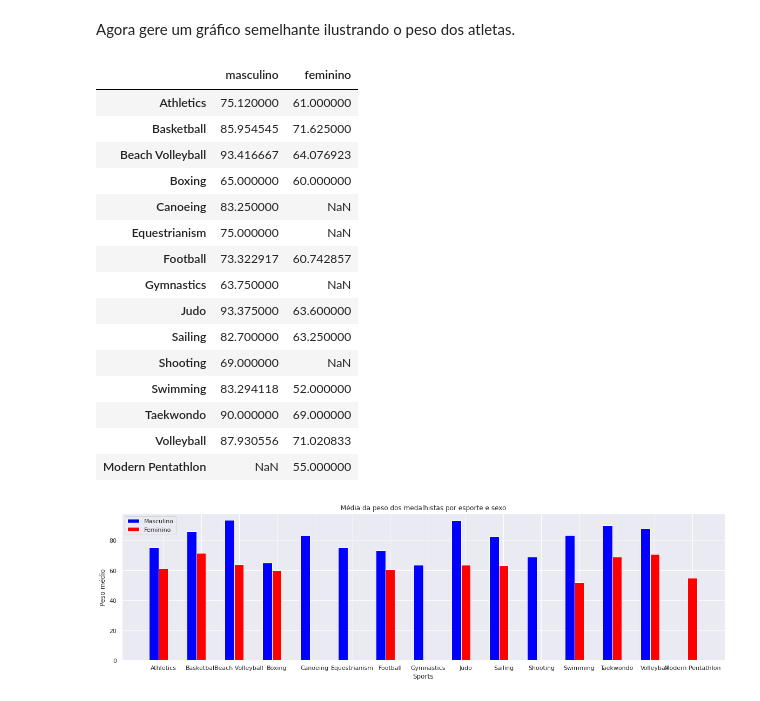
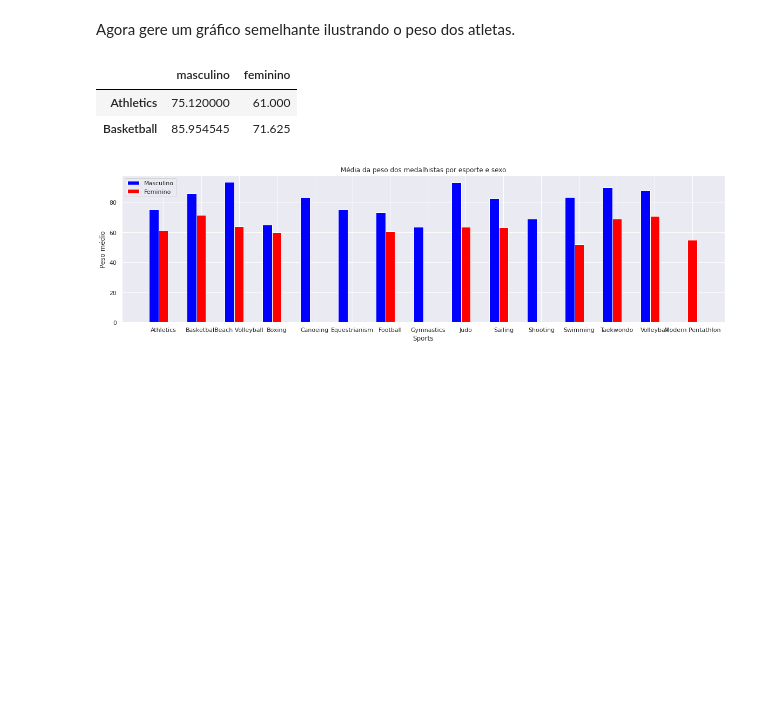
Before and after one commit to maycmesquia/Tool_Box, a Jupyter notebook: Projeto_Dataviz.ipynb, the cells around one changed output. Saved outputs shown, nothing was run; the diff lists cells and outputs as text; code cells hidden in the pictures; blank space fills up the shorter version.

```diff
--- a/Projeto_Dataviz.ipynb
+++ b/Projeto_Dataviz.ipynb
@@ -46,6 +61,7 @@ df_olimpiadas.head()
 Vamos começar filtrando novamente os dados que iremos trabalhar. Crie um DataFrame contendo apenas informações sobre atletas **medalhistas** brasileiros.
 # %%
 df_medalhistas_brasileiros = df_olimpiadas.dropna(axis=0, how='any',subset=['Medal'])[df_olimpiadas['NOC']=='BRA']
+df_medalhistas_brasileiros.reset_index(inplace=True)
 df_medalhistas_brasileiros.head()
 # %% [output]
 Boolean Series key will be reindexed to match DataFrame index.
@@ -94,30 +115,17 @@ Agora gere um gráfico semelhante ilustrando o peso dos atletas.
 # %%
 masculino = df_medalhistas_brasileiros[df_medalhistas_brasileiros['Sex']=='M'].groupby(
                                     by=['Sport'])['Weight'].mean().rename('masculino')
 
 feminino = df_medalhistas_brasileiros[df_medalhistas_brasileiros['Sex']=='F'].groupby(
                                     by=['Sport'])['Weight'].mean().rename('feminino')
 
 df_sexo_peso = pd.concat([masculino, feminino], axis=1,names=True)
 
-df_sexo_peso
+df_sexo_peso.head(2)
 # %% [output]
 |  | masculino | feminino |
-| Athletics | 75.120000 | 61.000000 |
-| Basketball | 85.954545 | 71.625000 |
-| Beach Volleyball | 93.416667 | 64.076923 |
-| Boxing | 65.000000 | 60.000000 |
-| Canoeing | 83.250000 | NaN |
-| Equestrianism | 75.000000 | NaN |
-| Football | 73.322917 | 60.742857 |
-| Gymnastics | 63.750000 | NaN |
-| Judo | 93.375000 | 63.600000 |
-| Sailing | 82.700000 | 63.250000 |
-| Shooting | 69.000000 | NaN |
-| Swimming | 83.294118 | 52.000000 |
-| Taekwondo | 90.000000 | 69.000000 |
-| Volleyball | 87.930556 | 71.020833 |
-| Modern Pentathlon | NaN | 55.000000 |
+| Athletics | 75.120000 | 61.000 |
+| Basketball | 85.954545 | 71.625 |
 # %%
 barWidth = 0.25
 plt.figure(figsize=(20,5))
```
Also changed, not shown: parts of 10 cells of this notebook.
